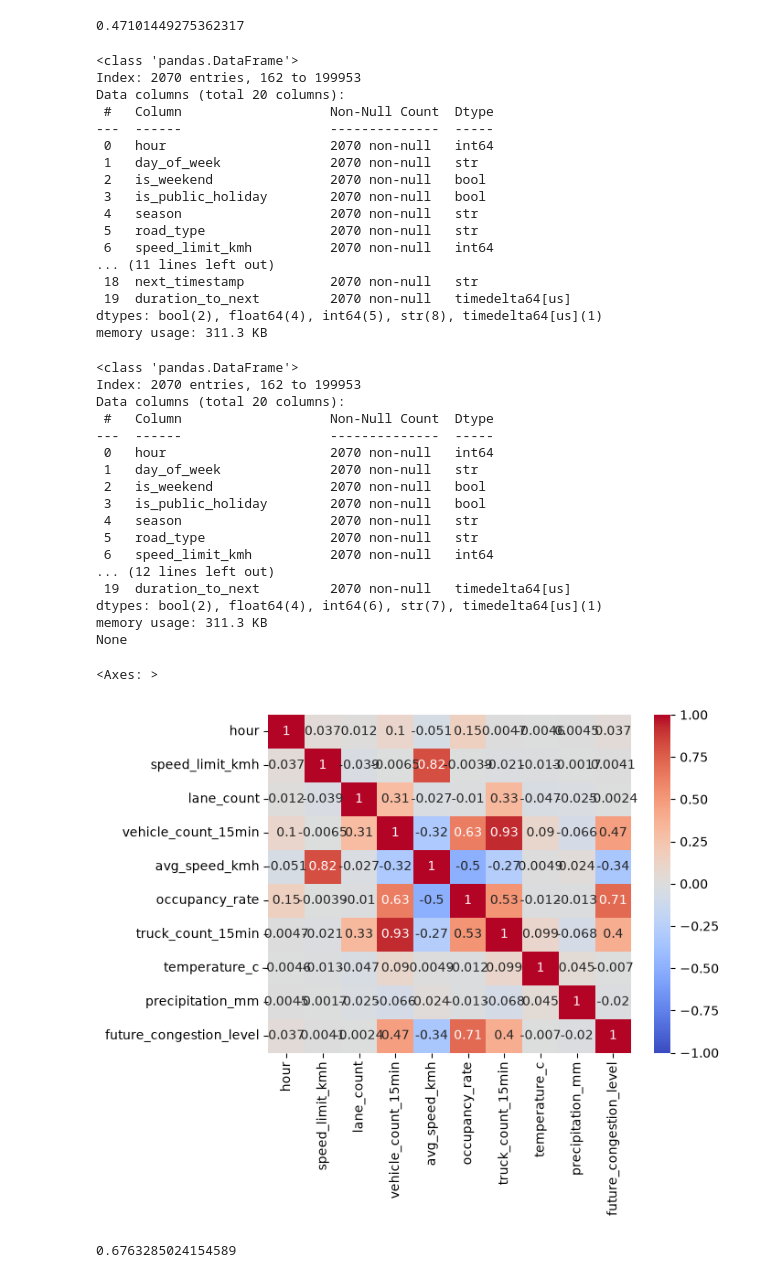
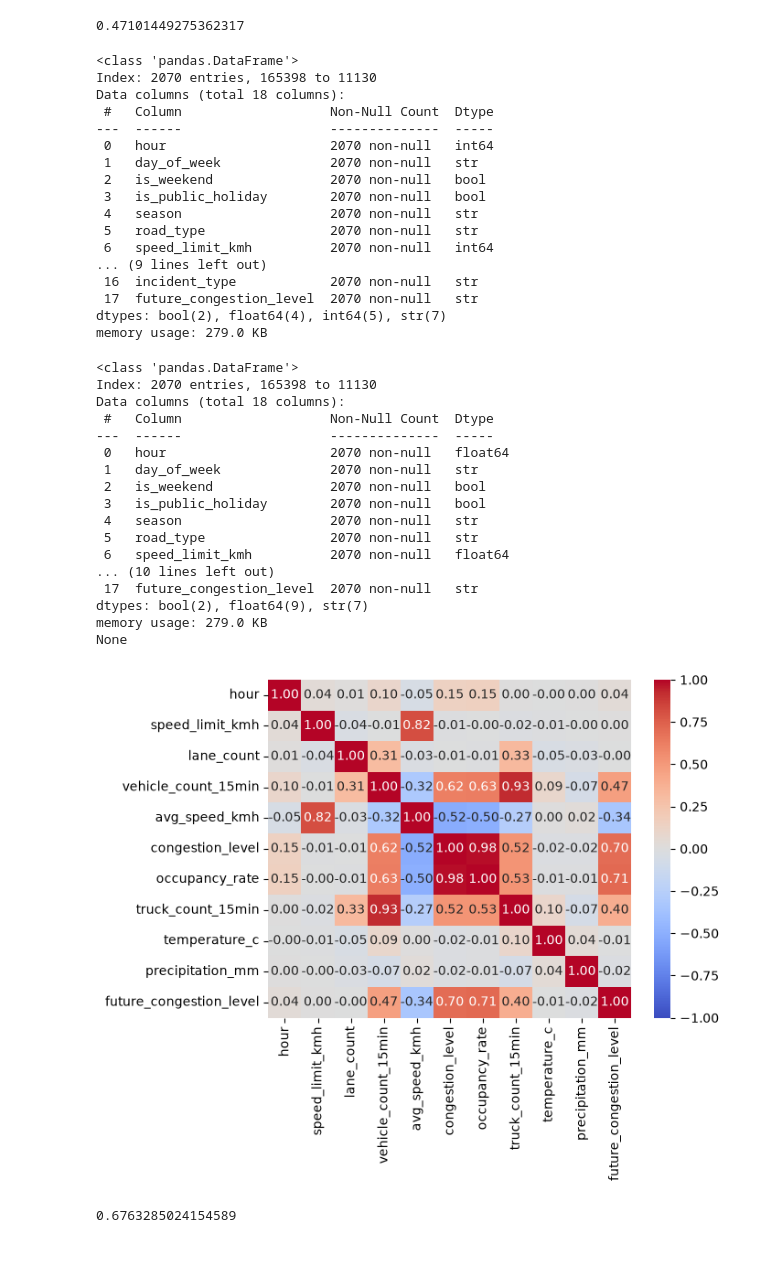
Before and after one commit to s91k/mu25-ml-group-2, a Jupyter notebook: traffic.ipynb, the cells around one changed output. Saved outputs shown, nothing was run; the diff lists cells and outputs as text; code cells hidden in the pictures.

Commit message:
add graphs and comments

```diff
--- a/traffic.ipynb
+++ b/traffic.ipynb
@@ -15,17 +18,11 @@ from sklearn.tree import DecisionTreeClassifier
 file_path = "traffic_flow_sensors.csv"
 
 # Load the latest version
-df = kagglehub.load_dataset(
-  KaggleDatasetAdapter.PANDAS,
-  "olaflundstrom/nordcauc-urban-mobility-intelligence",
-  file_path,
-  # Provide any additional arguments like
-  # sql_query or pandas_kwargs. See the
-  # documenation for more information:
-  # https://github.com/Kaggle/kagglehub/blob/main/README.md#kaggledatasetadapterpandas
-)
+df = kagglehub.load_dataset(KaggleDatasetAdapter.PANDAS, "olaflundstrom/nordcauc-urban-mobility-intelligence", file_path)
 
 #df["congestion_level"] = df["congestion_level"].map({"free_flow": 0, "light": 1, "moderate": 2, "heavy": 3})
+
+df = df.sort_values(by=['sensor_id', 'timestamp'])
 
 df['future_congestion_level'] = df.groupby('sensor_id')['congestion_level'].shift(-1)
 df['next_timestamp'] = df.groupby('sensor_id')['timestamp'].shift(-1)
@@ -33,4 +30,4 @@ df['duration_to_next'] = pd.to_datetime(df['next_timestamp']) - pd.to_datetime(d
 
 df = df[df['duration_to_next'].dt.total_seconds() / 60 == 60]
 
-df.drop(columns=['next_timestamp', 'duration_to_next'])
+df = df.drop(columns=['next_timestamp', 'duration_to_next'])
@@ -51,6 +49,11 @@ df.drop(columns=['next_timestamp', 'duration_to_next'])
 # %%
 df_processed = df[df["data_quality_flag"] == "good"]
 df_processed = df_processed.drop(columns=["sensor_id", "city", "country", "district", "timestamp", "date", "latitude", "longitude", "ev_count_15min", "ai_predicted_volume", "ai_predicted_congestion", "ai_model_version", "data_quality_flag"])
+
+numeric_cols = df_processed.select_dtypes(include='number').columns
+
+scaler = MinMaxScaler()
+df_processed[numeric_cols] = scaler.fit_transform(df_processed[numeric_cols])
 # %%
 x = df_processed.drop(columns=["future_congestion_level"])
 y = df_processed["future_congestion_level"]
@@ -65,8 +68,8 @@ accuracy_score(y_test, base_line.predict(x_test))
 df_processed.info()
 # %% [output]
 <class 'pandas.DataFrame'>
-Index: 2070 entries, 162 to 199953
-Data columns (total 20 columns):
+Index: 2070 entries, 165398 to 11130
+Data columns (total 18 columns):
  #   Column                   Non-Null Count  Dtype
 ---  ------                   --------------  -----
  0   hour                     2070 non-null   int64
@@ -76,39 +79,41 @@ Data columns (total 20 columns):
  4   season                   2070 non-null   str
  5   road_type                2070 non-null   str
  6   speed_limit_kmh          2070 non-null   int64
-... (11 lines left out)
- 18  next_timestamp           2070 non-null   str
- 19  duration_to_next         2070 non-null   timedelta64[us]
-dtypes: bool(2), float64(4), int64(5), str(8), timedelta64[us](1)
-memory usage: 311.3 KB
+... (9 lines left out)
+ 16  incident_type            2070 non-null   str
+ 17  future_congestion_level  2070 non-null   str
+dtypes: bool(2), float64(4), int64(5), str(7)
+memory usage: 279.0 KB
-# %%
-df_processed["future_congestion_level"] = df_processed["future_congestion_level"].map({"free_flow": 0, "light": 1, "moderate": 2, "heavy": 3})
 # %%
 df_clean = df_processed.dropna()
+
+df_clean["future_congestion_level"] = df_clean["future_congestion_level"].map({"free_flow": 0, "light": 1, "moderate": 2, "heavy": 3})
+df_clean["congestion_level"] = df_clean["congestion_level"].map({"free_flow": 0, "light": 1, "moderate": 2, "heavy": 3})
+
 numeric_df = df_clean.select_dtypes(include=['float64','int64'])
 print(df_processed.info())
 corr_matrix = numeric_df.corr()
-sns.heatmap(corr_matrix, annot=True, vmin=-1, vmax=1, cmap='coolwarm')
+sns.heatmap(corr_matrix, annot=True, vmin=-1, vmax=1, cmap='coolwarm', fmt='.2f')
+#plt.savefig('correlation.png')
 # %% [output]
 <class 'pandas.DataFrame'>
-Index: 2070 entries, 162 to 199953
-Data columns (total 20 columns):
+Index: 2070 entries, 165398 to 11130
+Data columns (total 18 columns):
  #   Column                   Non-Null Count  Dtype
 ---  ------                   --------------  -----
- 0   hour                     2070 non-null   int64
+ 0   hour                     2070 non-null   float64
  1   day_of_week              2070 non-null   str
  2   is_weekend               2070 non-null   bool
  3   is_public_holiday        2070 non-null   bool
  4   season                   2070 non-null   str
  5   road_type                2070 non-null   str
- 6   speed_limit_kmh          2070 non-null   int64
-... (12 lines left out)
- 19  duration_to_next         2070 non-null   timedelta64[us]
-dtypes: bool(2), float64(4), int64(6), str(7), timedelta64[us](1)
-memory usage: 311.3 KB
+ 6   speed_limit_kmh          2070 non-null   float64
+... (10 lines left out)
+ 17  future_congestion_level  2070 non-null   str
+dtypes: bool(2), float64(9), str(7)
+memory usage: 279.0 KB
 None
-<Axes: >
-[figure, old version]
+[figure, new version]
 # %%
 tree = DecisionTreeClassifier(max_depth=3, random_state=42).fit(x_train[["occupancy_rate"]], y_train)
 accuracy_score(y_test, tree.predict(x_test[["occupancy_rate"]]))
```
Also changed, not shown: parts of 7 cells of this notebook.
